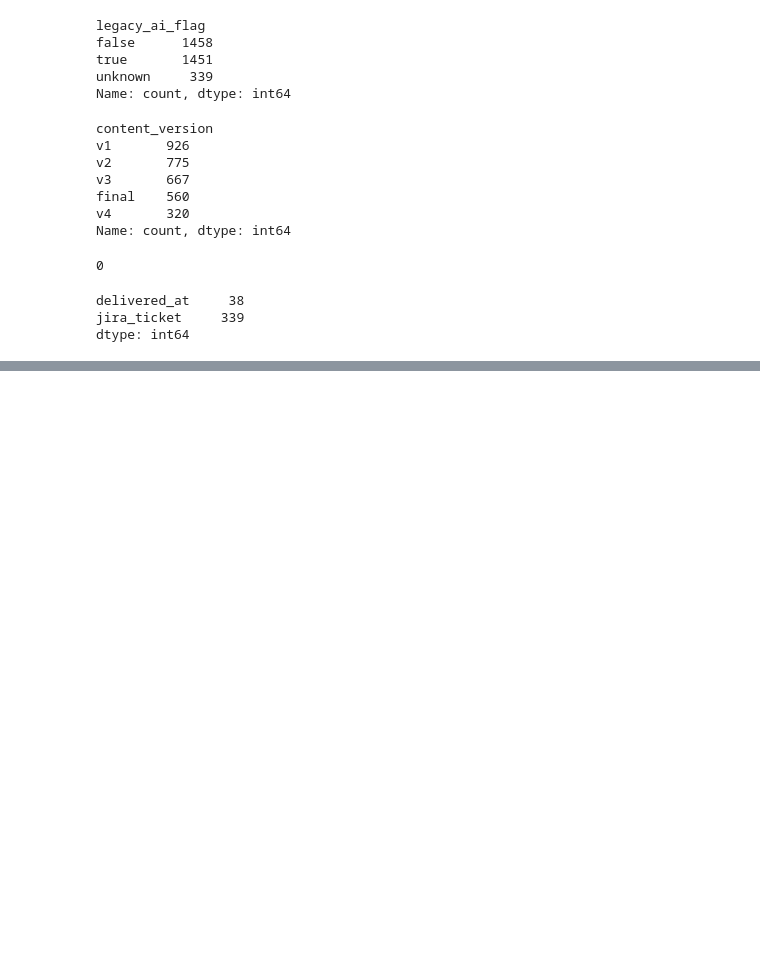
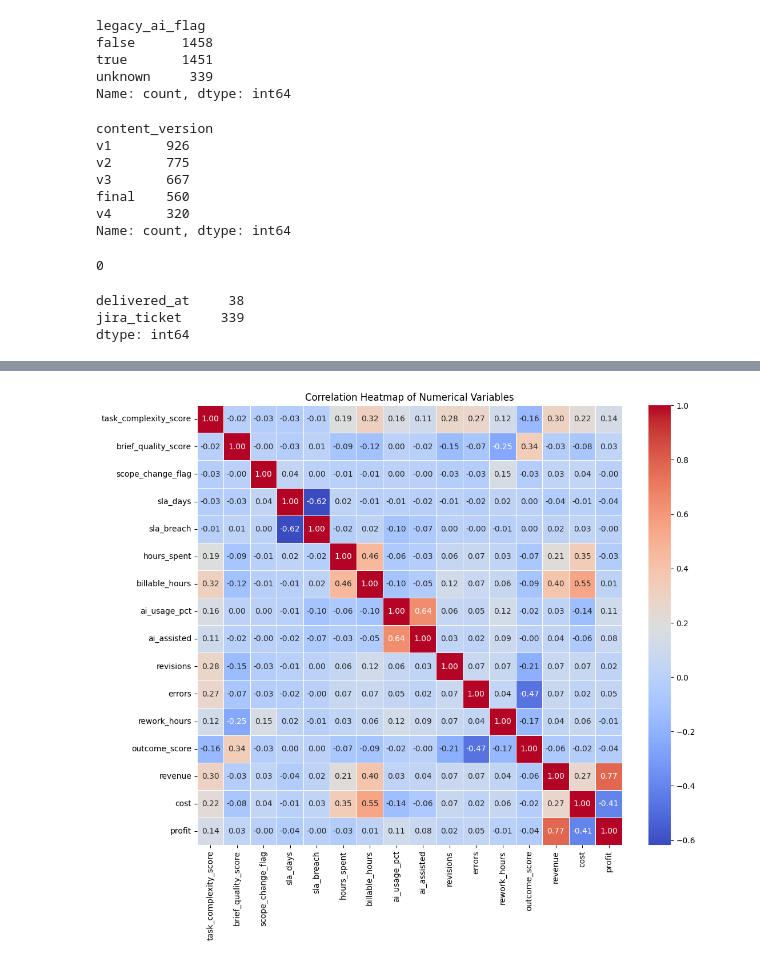
Before and after one commit to Cam-crt/FCM-Data-Alchemist, a Jupyter notebook: src/main.ipynb, the cells around one changed output, grey strips where cells are left out. Saved outputs shown, nothing was run; the diff lists cells and outputs as text; code cells hidden in the pictures; blank space fills up the shorter version.

```diff
--- a/src/main.ipynb
+++ b/src/main.ipynb
@@ -873,0 +915,11 @@ dtype: int64
+# %%
+#heatmap of correlation between numerical variables
+plt.figure(figsize=(12, 10))
+sns.heatmap(raw_df.corr(numeric_only=True), annot=True, cmap="coolwarm", fmt=".2f", linewidths=0.5)
+plt.title("Correlation Heatmap of Numerical Variables")
+plt.show()
+
+#the most correlated variables are billable_hours and cost (0.55), ai_usage_pct and ai_assisted (0.64) and revenue and profit (0.77)
+#while sla_days and sla_breach are negatively correlated (-0.62) and also error and outcome_score(-0.47)but also cost and profit are negative correlated (-0.41)
+# %% [output]
+[figure, added]
```
Also changed, not shown: parts of 22 cells of this notebook, 1 other file.
